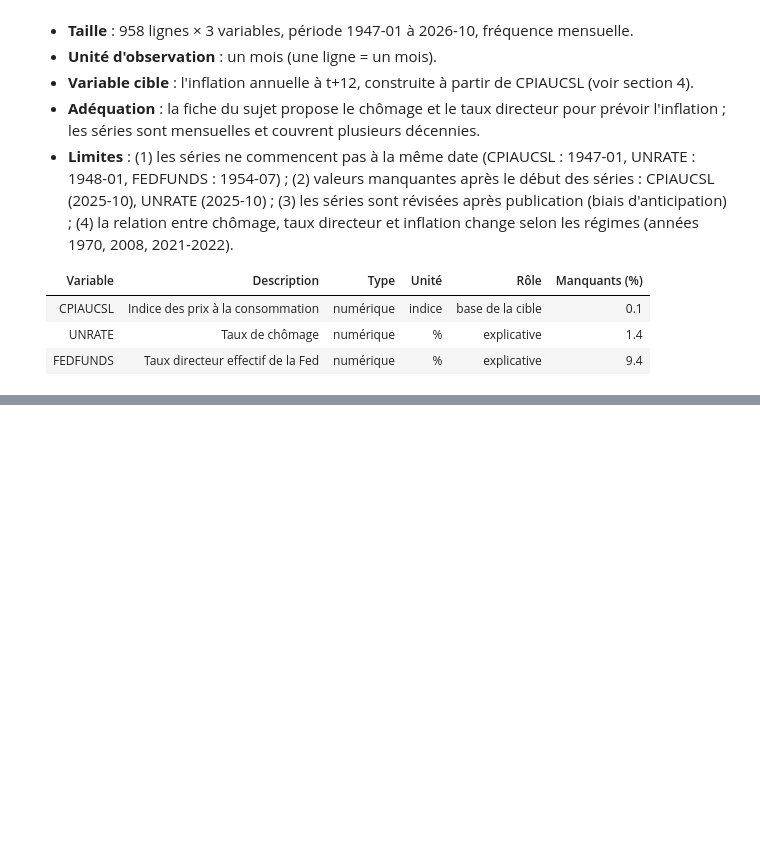
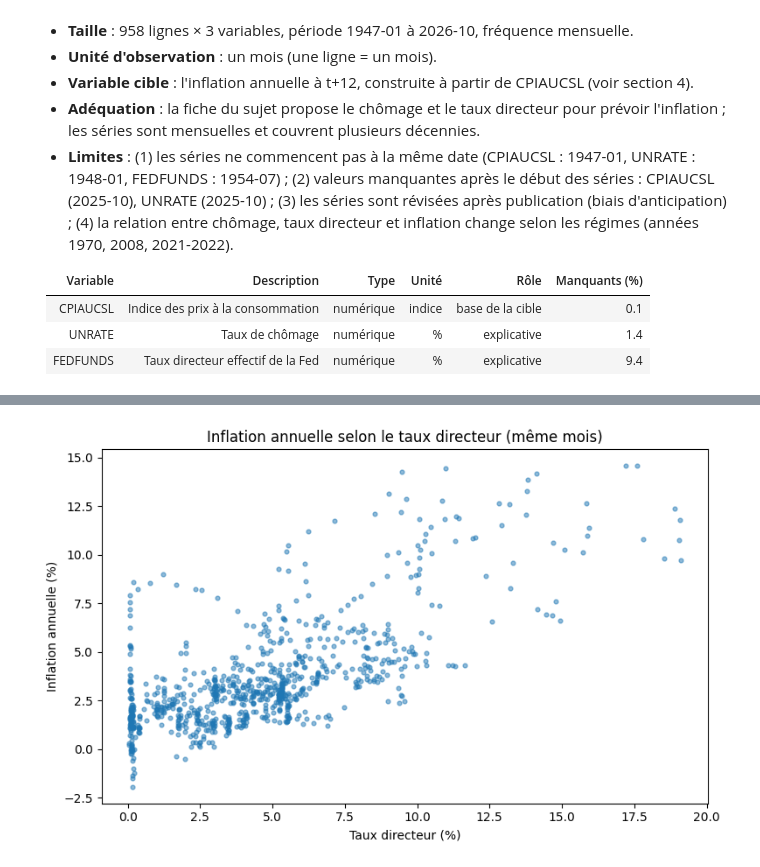
Before and after one commit to aziza-radouani/25007595-aziza-radouani-FIN3, a Jupyter notebook: notebooks/projet_F3.ipynb, the cells around one changed output, grey strips where cells are left out. Saved outputs shown, nothing was run; the diff lists cells and outputs as text; code cells hidden in the pictures; blank space fills up the shorter version.

```diff
--- a/notebooks/projet_F3.ipynb
+++ b/notebooks/projet_F3.ipynb
@@ -161,0 +221,10 @@ print(texte)
+# %%
+plt.figure(figsize=(8, 5))
+plt.scatter(df["taux_directeur"], df["inflation"], alpha=0.5, s=12)
+plt.xlabel("Taux directeur (%)")
+plt.ylabel("Inflation annuelle (%)")
+plt.title("Inflation annuelle selon le taux directeur (même mois)")
+plt.tight_layout()
+plt.show()
+# %% [output]
+[figure, added]
```
Also changed, not shown: parts of 16 cells of this notebook.
